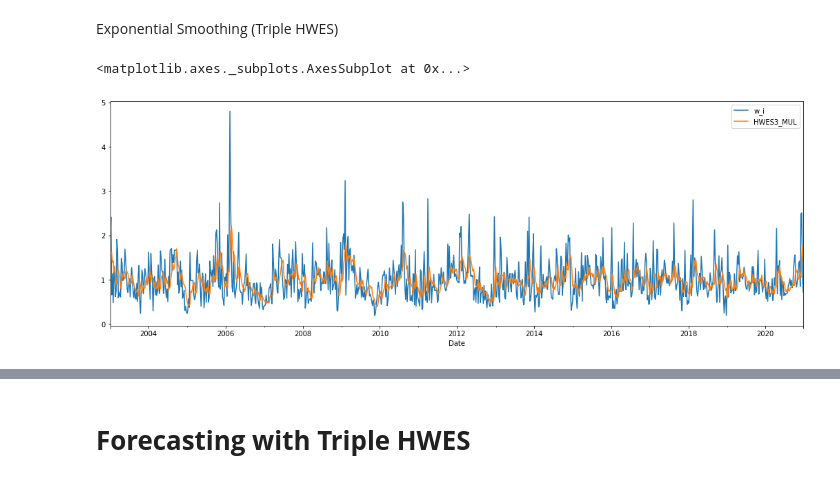
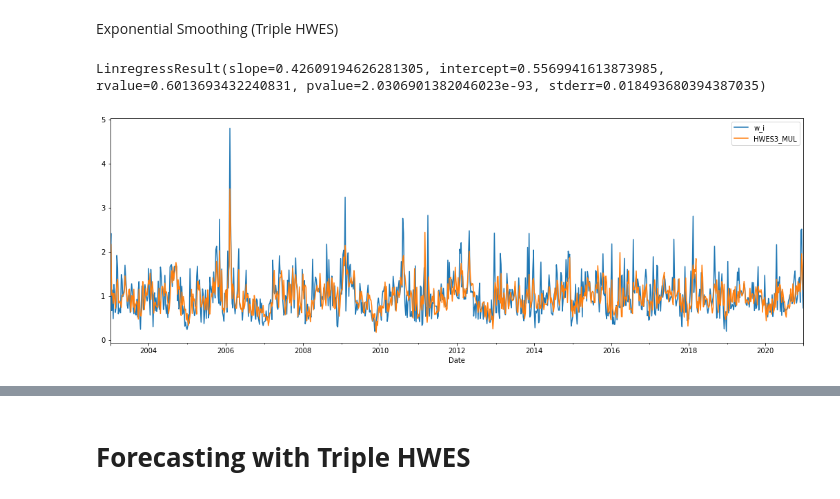
Before and after one commit to ADv0rnik/Data-analysis-for-JER, a Jupyter notebook: Holt_winters_model.ipynb, the cells around one changed output, grey strips where cells are left out. Drawn from its saved outputs; the diff is of its cells as text; code cells hidden in the pictures.

```diff
--- a/Holt_winters_model.ipynb
+++ b/Holt_winters_model.ipynb
@@ -122,10 +123,12 @@ df[['w_i','HWES2_ADD','HWES2_MUL']].plot(figsize=(18,6))
 # %% [markdown]
 Exponential Smoothing (Triple HWES)
 # %%
-df['HWES3_ADD'] = ExponentialSmoothing(df['w_i'], trend='add', seasonal='add',seasonal_periods=12).fit().fittedvalues
-df['HWES3_MUL'] = ExponentialSmoothing(df['w_i'], trend='mul', seasonal='mul',seasonal_periods=12).fit().fittedvalues
-
+df['HWES3_ADD'] = ExponentialSmoothing(df['w_i'], trend='add', seasonal='add',seasonal_periods=276).fit().fittedvalues
+df['HWES3_MUL'] = ExponentialSmoothing(df['w_i'], trend='mul', seasonal='mul',seasonal_periods=264).fit().fittedvalues
+#263 264
 df[['w_i',  'HWES3_MUL']].plot(figsize=(18,6))
+r_value = linregress(df.w_i, df.HWES3_MUL)
+r_value
 # %% [output]
-<matplotlib.axes._subplots.AxesSubplot at 0x...>
+LinregressResult(slope=0.42609194626281305, intercept=0.5569941613873985, rvalue=0.6013693432240831, pvalue=2.0306901382046023e-93, stderr=0.018493680394387035)
-[figure, old version]
+[figure, new version]
```
Also changed, not shown: parts of 21 cells of this notebook.
